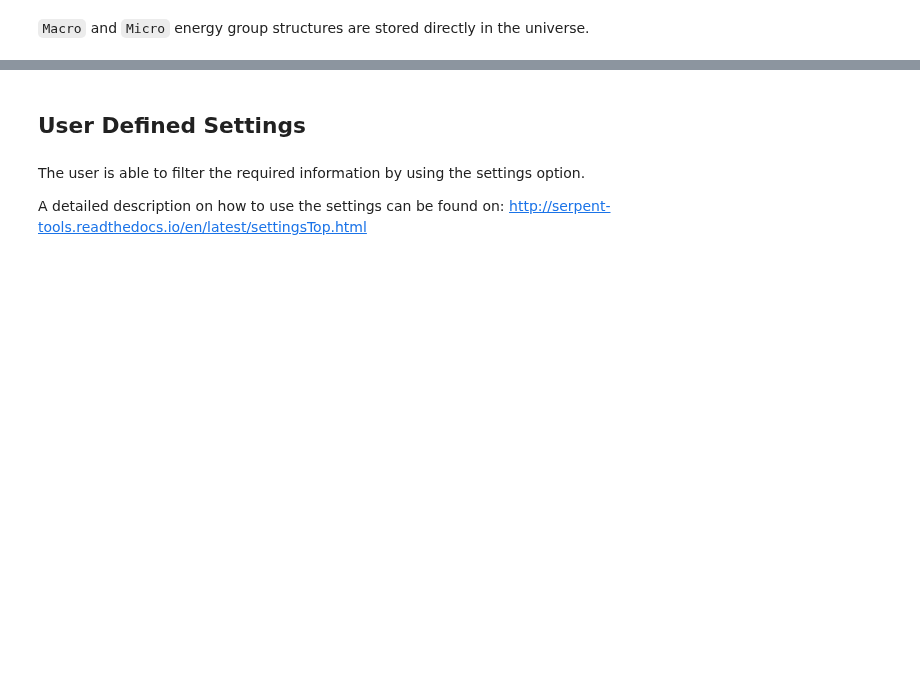
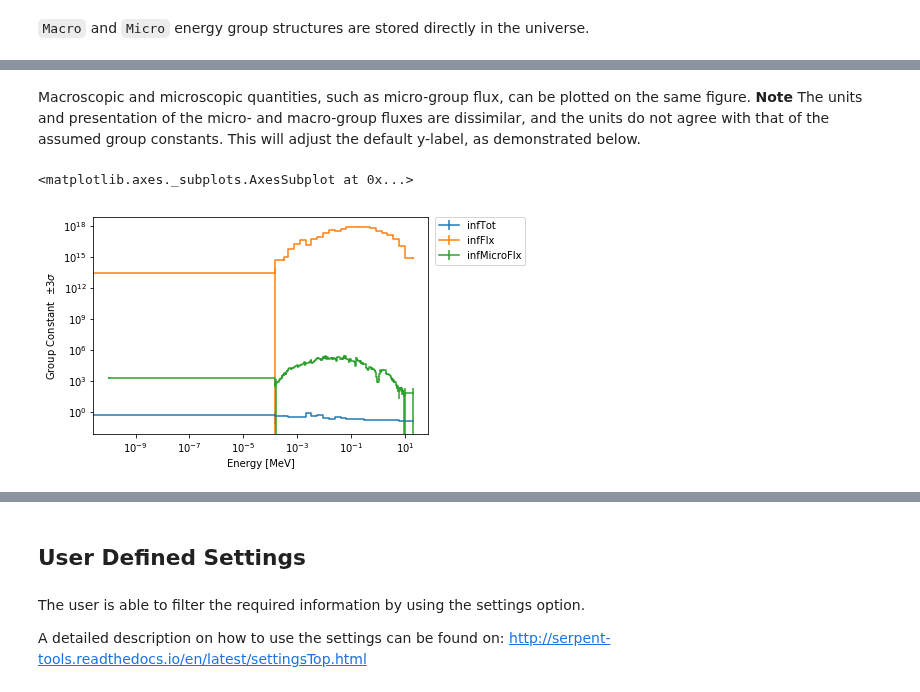
Before and after one commit to CORE-GATECH-GROUP/serpent-tools, a Jupyter notebook: examples/ResultsReader.ipynb, the cells around one changed output, grey strips where cells are left out. Drawn from its saved outputs; the diff is of its cells as text; code cells hidden in the pictures; blank space fills up the shorter version.

```diff
--- a/examples/ResultsReader.ipynb
+++ b/examples/ResultsReader.ipynb
@@ -343,0 +309,8 @@ plt.xlabel('Energy, MeV'), plt.ylabel('Macroscopic fission cross section, cm$^{-
+# %% [markdown]
+Macroscopic and microscopic quantities, such as micro-group flux, can be plotted on the same figure.
+**Note** The units and presentation of the micro- and macro-group fluxes are dissimilar, and the units do not agree with that of the assumed group constants. This will adjust the default y-label, as demonstrated below.
+# %%
+univ3101.plot(['infTot', 'infFlx', 'infMicroFlx'], legend='right')
+# %% [output]
+<matplotlib.axes._subplots.AxesSubplot at 0x...>
+[figure, added]
```
Also changed, not shown: parts of 27 cells of this notebook, 15 other files.
